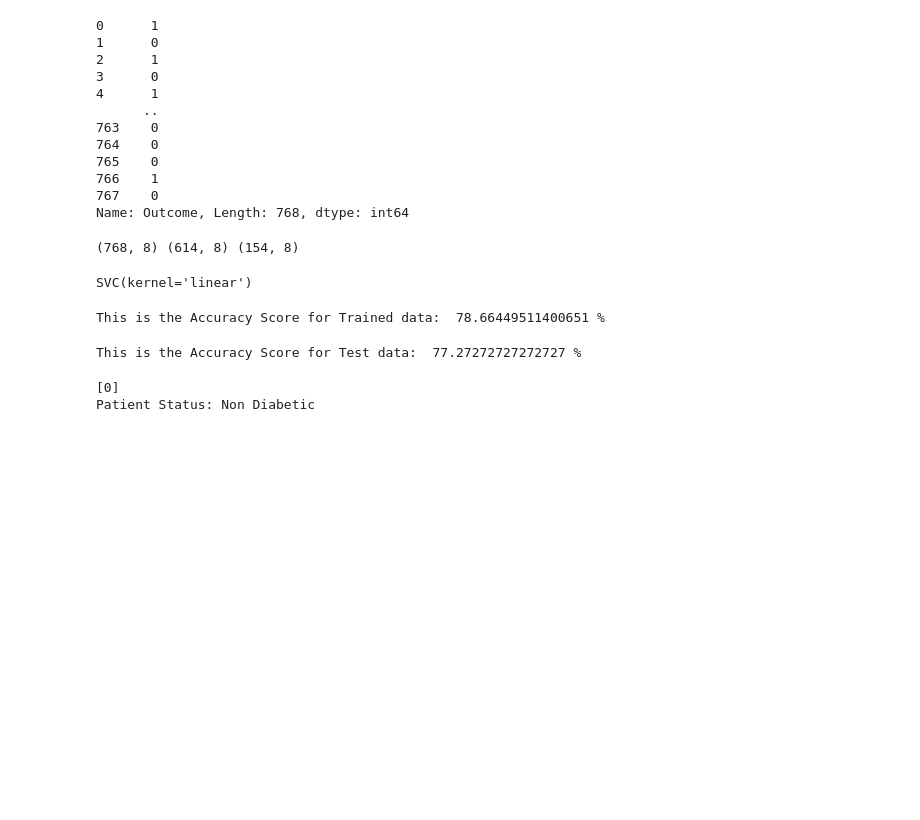
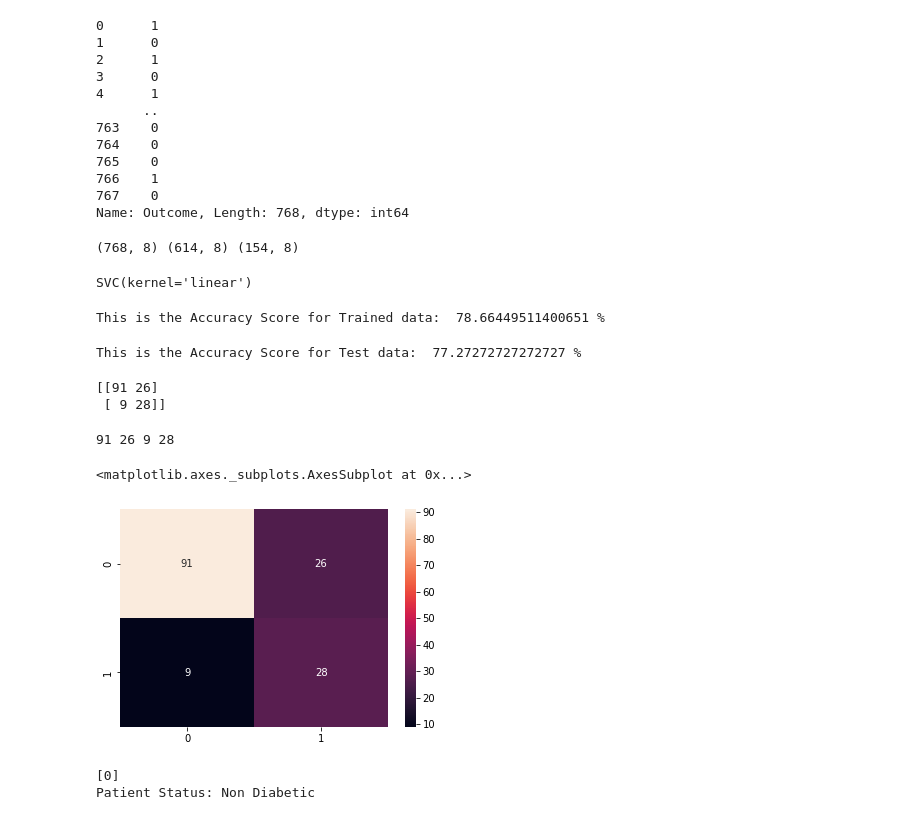
Before and after one commit to sabiqsabry/diabetes_prediction, a Jupyter notebook: diabetes_prediction.ipynb, the cells around one changed output. Drawn from its saved outputs; the diff is of its cells as text; code cells hidden in the pictures; blank space fills up the shorter version.

Commit message:
added a confusion matrix to understand further on the accuracy score

```diff
--- a/diabetes_prediction.ipynb
+++ b/diabetes_prediction.ipynb
@@ -197,6 +197,24 @@ print("This is the Accuracy Score for Test data: ", (test_data_accuracy * 100),
 #if the accuracy is above 75% it's good but if it is not we need to use optimization techniques to increase the score
 # %% [output]
 This is the Accuracy Score for Test data:  77.27272727272727 %
+# %%
+from sklearn.metrics import confusion_matrix
+cf_matrix = confusion_matrix(remove_outcome_test_prediction, outcome_test)
+print(cf_matrix)
+# %% [output]
+[[91 26]
+ [ 9 28]]
+# %%
+tn,fp,fn,tp = cf_matrix.ravel()
+print(tn, fp, fn, tp)
+# %% [output]
+91 26 9 28
+# %%
+import seaborn as sns
+sns.heatmap(cf_matrix, annot=True)
+# %% [output]
+<matplotlib.axes._subplots.AxesSubplot at 0x...>
+[figure, added]
 # %%
 #here is where we predict if the person has diabetes or not
 
```
